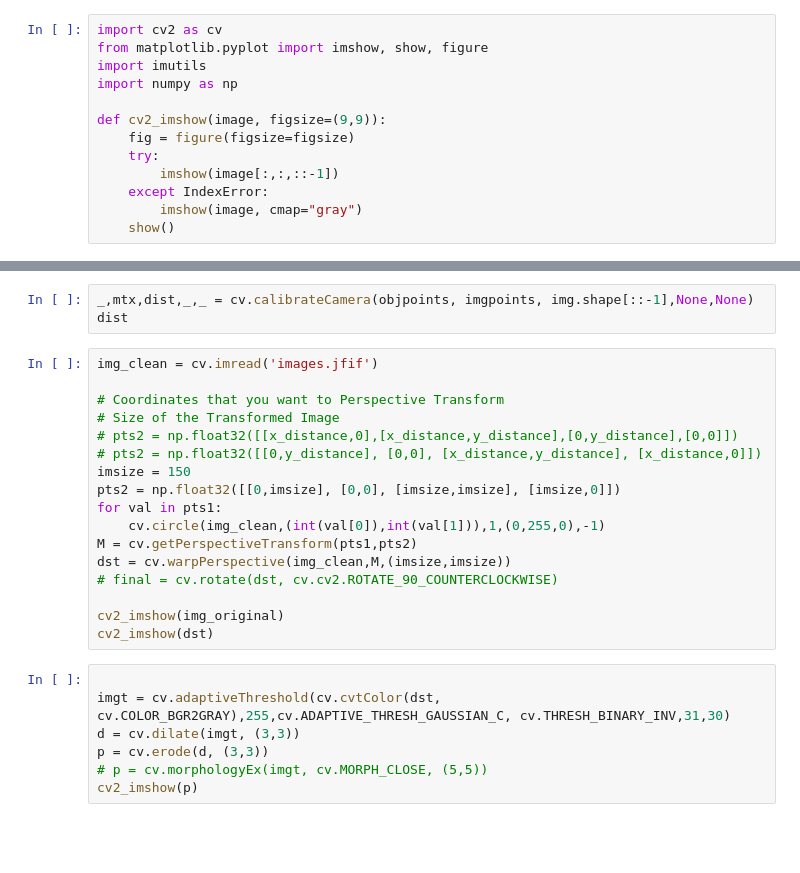
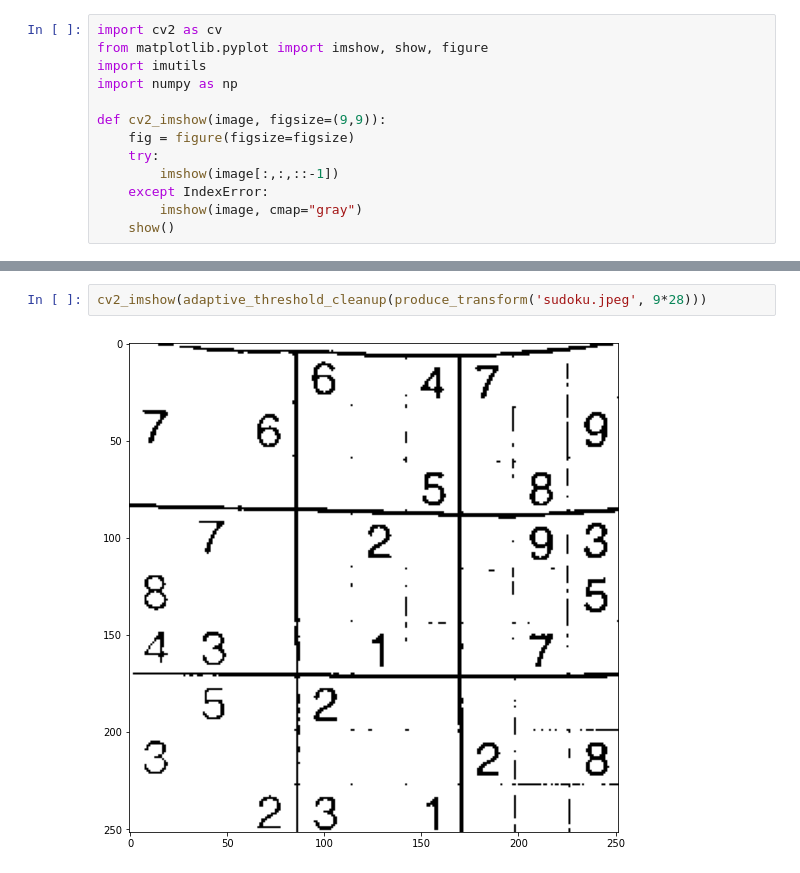
Before and after one commit to CEDipEngineering/SudokuDigitizer, a Jupyter notebook: image_processing.ipynb, the cells around one changed output, grey strips where cells are left out. Cells and saved outputs as stored; diff of their text form; blank space fills up the shorter version.

```diff
--- a/image_processing.ipynb
+++ b/image_processing.ipynb
@@ -89,27 +99,4 @@ ValueError: not enough values to unpack (expected 4, got 1)
-# %%
-_,mtx,dist,_,_ = cv.calibrateCamera(objpoints, imgpoints, img.shape[::-1],None,None)
-dist
-# %%
-img_clean = cv.imread('images.jfif')
-
-# Coordinates that you want to Perspective Transform
-# Size of the Transformed Image
-# pts2 = np.float32([[x_distance,0],[x_distance,y_distance],[0,y_distance],[0,0]])
-# pts2 = np.float32([[0,y_distance], [0,0], [x_distance,y_distance], [x_distance,0]])
-imsize = 150
-pts2 = np.float32([[0,imsize], [0,0], [imsize,imsize], [imsize,0]])
-for val in pts1:
-    cv.circle(img_clean,(int(val[0]),int(val[1])),1,(0,255,0),-1)
-M = cv.getPerspectiveTransform(pts1,pts2)
-dst = cv.warpPerspective(img_clean,M,(imsize,imsize))
-# final = cv.rotate(dst, cv.cv2.ROTATE_90_COUNTERCLOCKWISE)
-
-cv2_imshow(img_original)
-cv2_imshow(dst)
-# %%
-
-imgt = cv.adaptiveThreshold(cv.cvtColor(dst, cv.COLOR_BGR2GRAY),255,cv.ADAPTIVE_THRESH_GAUSSIAN_C, cv.THRESH_BINARY_INV,31,30)
-d = cv.dilate(imgt, (3,3))
-p = cv.erode(d, (3,3))
-# p = cv.morphologyEx(imgt, cv.MORPH_CLOSE, (5,5))
-cv2_imshow(p)
+# %%
+cv2_imshow(adaptive_threshold_cleanup(produce_transform('sudoku.jpeg', 9*28)))
+# %% [output]
+[figure, added]
```
Also changed, not shown: parts of 3 cells of this notebook, 12 other files.
